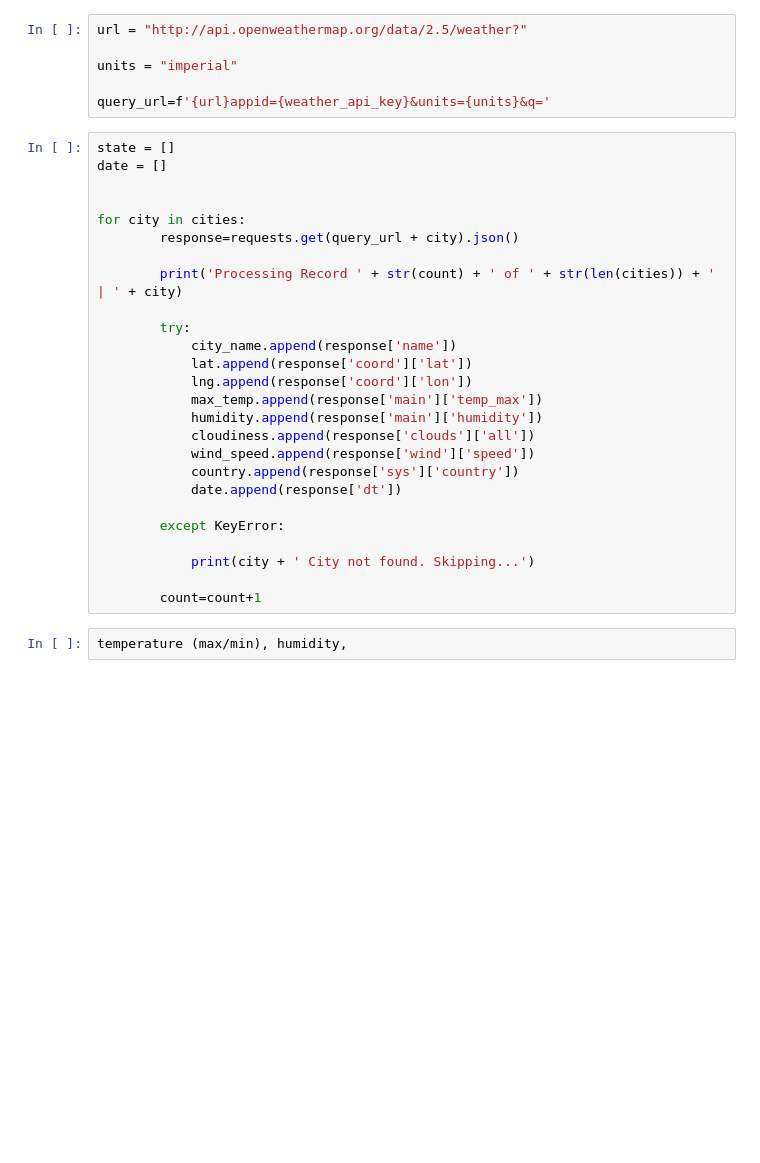
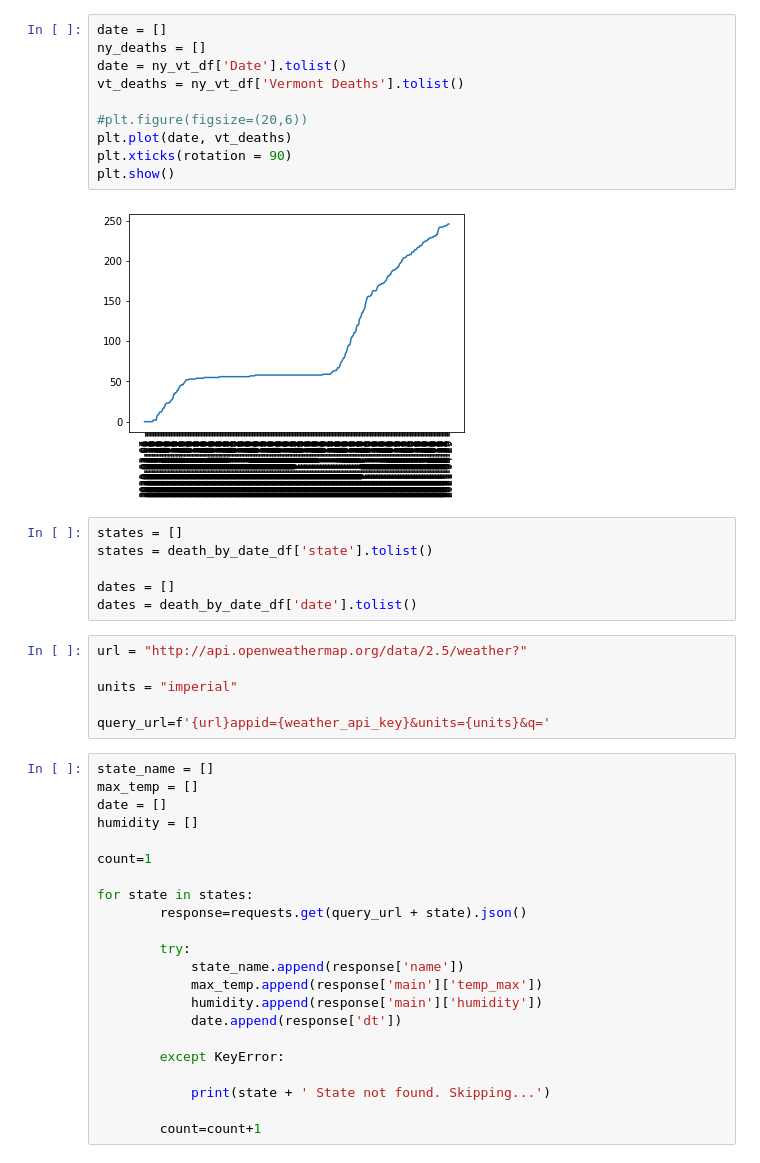
Before and after one commit to jenniecinelli/project_one, a Jupyter notebook: jennie.ipynb, the cells around one changed output. Cells and saved outputs as stored; diff of their text form; blank space fills up the shorter version.

```diff
--- a/jennie.ipynb
+++ b/jennie.ipynb
@@ -37,3 +110,21 @@ death_by_date_df
+# %%
+date = []
+ny_deaths = []
+date = ny_vt_df['Date'].tolist()
+vt_deaths = ny_vt_df['Vermont Deaths'].tolist()
+
+#plt.figure(figsize=(20,6))
+plt.plot(date, vt_deaths)
+plt.xticks(rotation = 90)
+plt.show()
+# %% [output]
+[figure, added]
+# %%
+states = []
+states = death_by_date_df['state'].tolist()
+
+dates = []
+dates = death_by_date_df['date'].tolist()
 # %%
 url = "http://api.openweathermap.org/data/2.5/weather?"
 
@@ -41,30 +132,24 @@ units = "imperial"
 
 query_url=f'{url}appid={weather_api_key}&units={units}&q='
 # %%
-state = []
+state_name = []
+max_temp = []
 date = []
+humidity = []
 
+count=1
 
-for city in cities:
-        response=requests.get(query_url + city).json()
-
-        print('Processing Record ' + str(count) + ' of ' + str(len(cities)) + ' | ' + city)
+for state in states:
+        response=requests.get(query_url + state).json()
 
         try:
-            city_name.append(response['name'])
-            lat.append(response['coord']['lat'])
-            lng.append(response['coord']['lon'])
+            state_name.append(response['name'])
             max_temp.append(response['main']['temp_max'])
             humidity.append(response['main']['humidity'])
-            cloudiness.append(response['clouds']['all'])
-            wind_speed.append(response['wind']['speed'])
-            country.append(response['sys']['country'])
             date.append(response['dt'])
 
         except KeyError:
 
-            print(city + ' City not found. Skipping...')
+            print(state + ' State not found. Skipping...')
 
         count=count+1
-# %%
-temperature (max/min), humidity,
```
Also changed, not shown: parts of 14 cells of this notebook.
